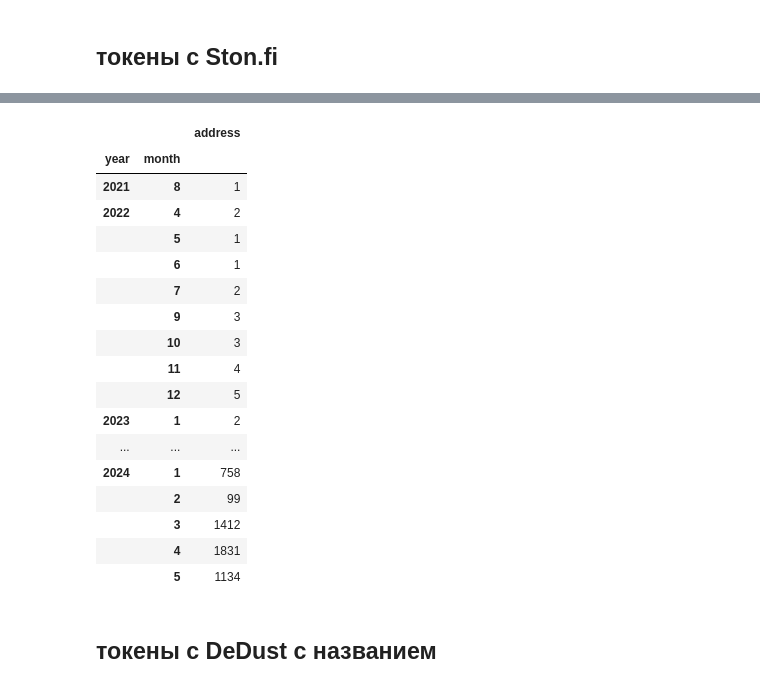
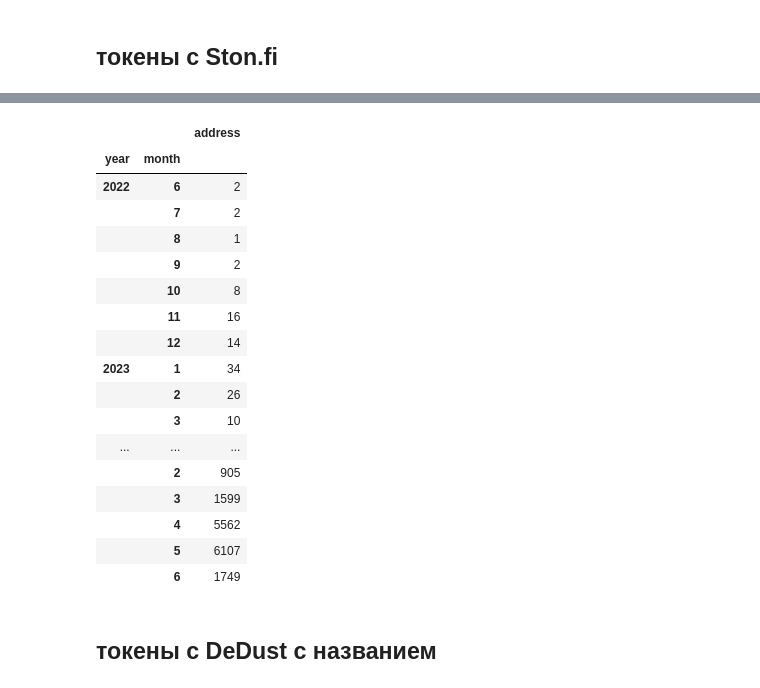
Before and after one commit to YaremusDima/diploma-master, a Jupyter notebook: token_explore.ipynb, the cells around one changed output, grey strips where cells are left out. Saved outputs shown, nothing was run; the diff lists cells and outputs as text; code cells hidden in the pictures.

```diff
--- a/token_explore.ipynb
+++ b/token_explore.ipynb
@@ -323,25 +350,25 @@ pickle.load()
 # %%
 data=pd.DataFrame(list(map(lambda x: (x['account']['address'], datetime.datetime.fromtimestamp(x['utime']).year, datetime.datetime.fromtimestamp(x['utime']).month),
-                      success_tokens)), columns=['address', 'year', 'month'])
+                      dedust_jettons_to_create_time.values())), columns=['address', 'year', 'month'])
 data.groupby(['year', 'month']).count()
 # %% [output]
 |  |  | address |
 | year | month |  |
-| 2021 | 8 | 1 |
-| 2022 | 4 | 2 |
-|  | 5 | 1 |
-|  | 6 | 1 |
+| 2022 | 6 | 2 |
 |  | 7 | 2 |
-|  | 9 | 3 |
-|  | 10 | 3 |
-|  | 11 | 4 |
-|  | 12 | 5 |
-| 2023 | 1 | 2 |
+|  | 8 | 1 |
+|  | 9 | 2 |
+|  | 10 | 8 |
+|  | 11 | 16 |
+|  | 12 | 14 |
+| 2023 | 1 | 34 |
+|  | 2 | 26 |
+|  | 3 | 10 |
 | ... | ... | ... |
-| 2024 | 1 | 758 |
-|  | 2 | 99 |
-|  | 3 | 1412 |
-|  | 4 | 1831 |
-|  | 5 | 1134 |
+|  | 2 | 905 |
+|  | 3 | 1599 |
+|  | 4 | 5562 |
+|  | 5 | 6107 |
+|  | 6 | 1749 |
 # %% [markdown]
 ## токены с DeDust с названием
```
Also changed, not shown: parts of 30 cells of this notebook, 18 other files.
